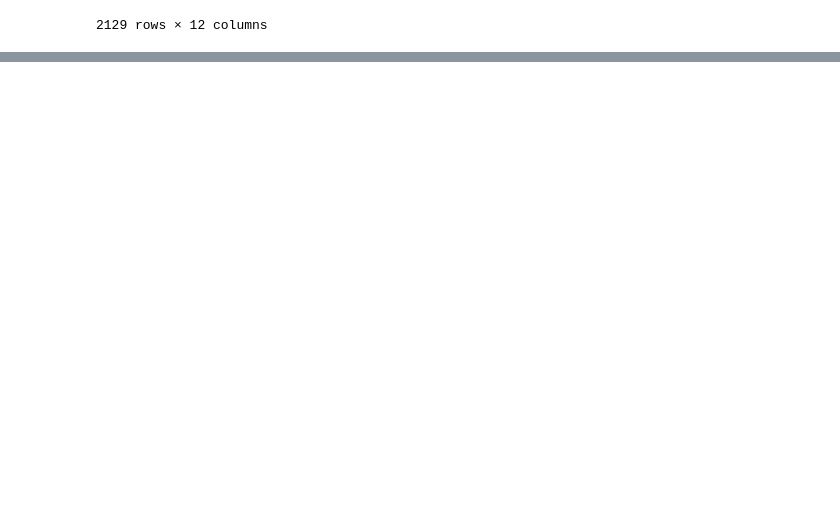
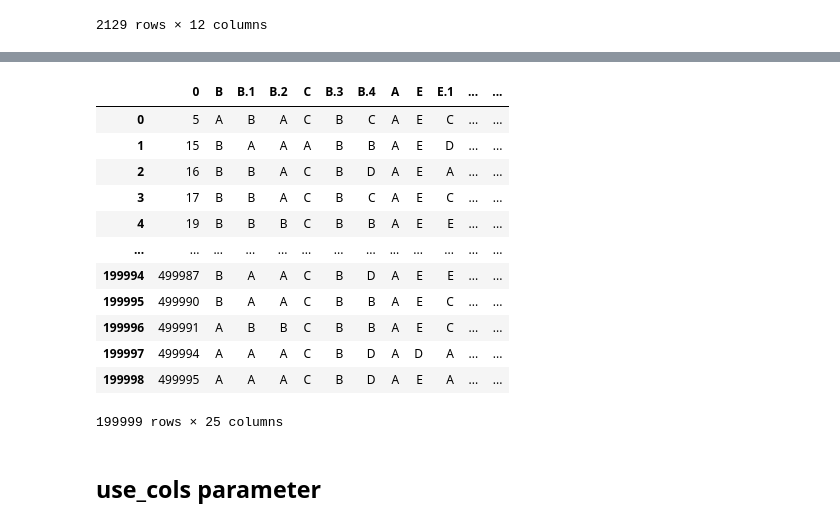
Before and after one commit to Dheeraj2002kumar/ML_Feb_2026, a Jupyter notebook: Working_with_csv.ipynb, the cells around one changed output, grey strips where cells are left out. Cells and saved outputs as stored; diff of their text form; code cells hidden in the pictures; blank space fills up the shorter version.

```diff
--- a/Working_with_csv.ipynb
+++ b/Working_with_csv.ipynb
@@ -88,0 +112,18 @@ pd.read_csv('./Dataset/aug_test.csv', index_col='enrollee_id')
+# %%
+pd.read_csv('./Dataset/test/test.csv', header=1)
+# %% [output]
+|  | 0 | B | B.1 | B.2 | C | B.3 | B.4 | A | E | E.1 | ... | ... |
+| 0 | 5 | A | B | A | C | B | C | A | E | C | ... | ... |
+| 1 | 15 | B | A | A | A | B | B | A | E | D | ... | ... |
+| 2 | 16 | B | B | A | C | B | D | A | E | A | ... | ... |
+| 3 | 17 | B | B | A | C | B | C | A | E | C | ... | ... |
+| 4 | 19 | B | B | B | C | B | B | A | E | E | ... | ... |
+| ... | ... | ... | ... | ... | ... | ... | ... | ... | ... | ... | ... | ... |
+| 199994 | 499987 | B | A | A | C | B | D | A | E | E | ... | ... |
+| 199995 | 499990 | B | A | A | C | B | B | A | E | C | ... | ... |
+| 199996 | 499991 | A | B | B | C | B | B | A | E | C | ... | ... |
+| 199997 | 499994 | A | A | A | C | B | D | A | D | A | ... | ... |
+| 199998 | 499995 | A | A | A | C | B | D | A | E | A | ... | ... |
+199999 rows × 25 columns
+# %% [markdown]
+## use_cols parameter
```
Also changed, not shown: parts of 26 cells of this notebook.
